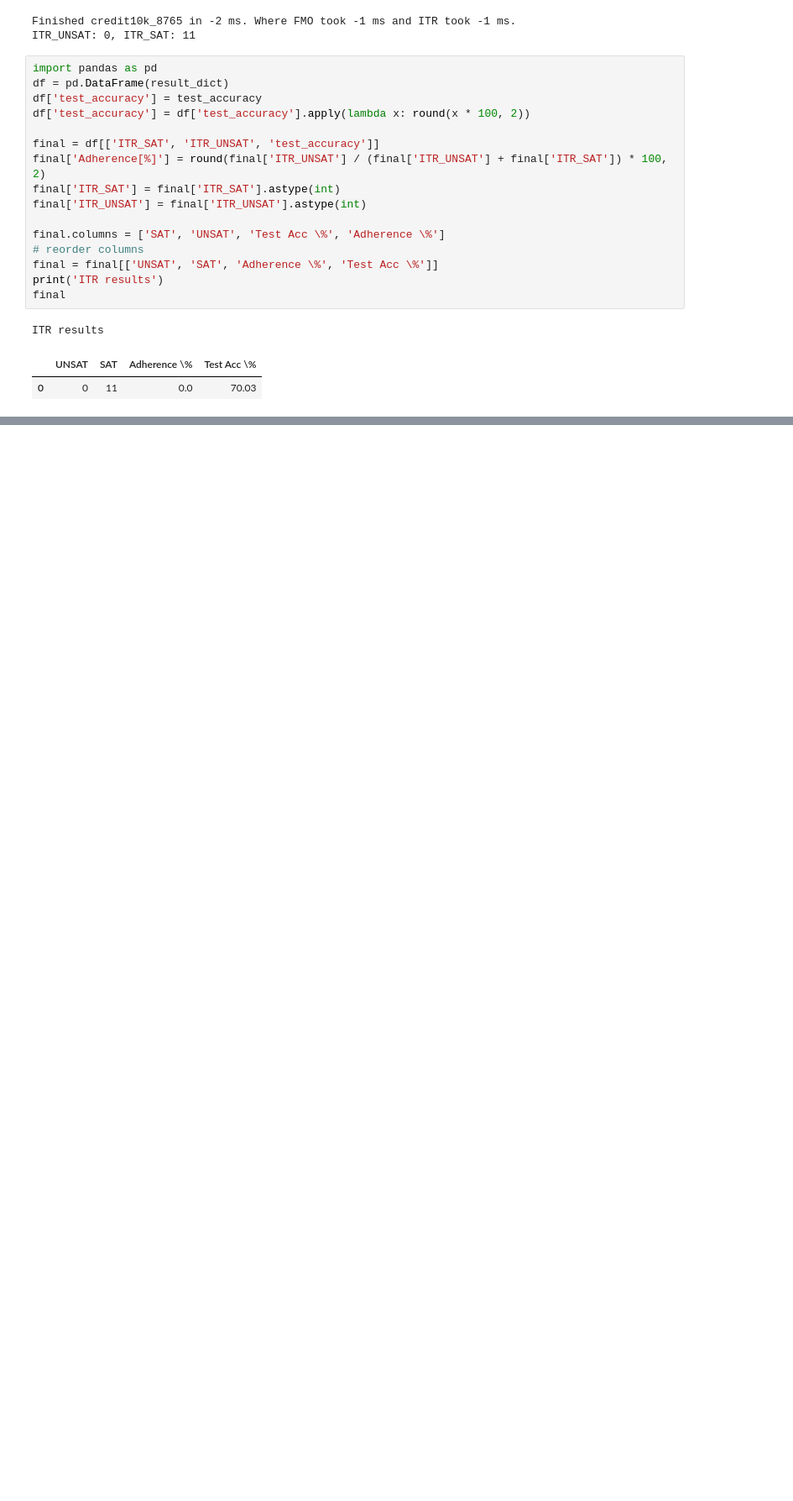
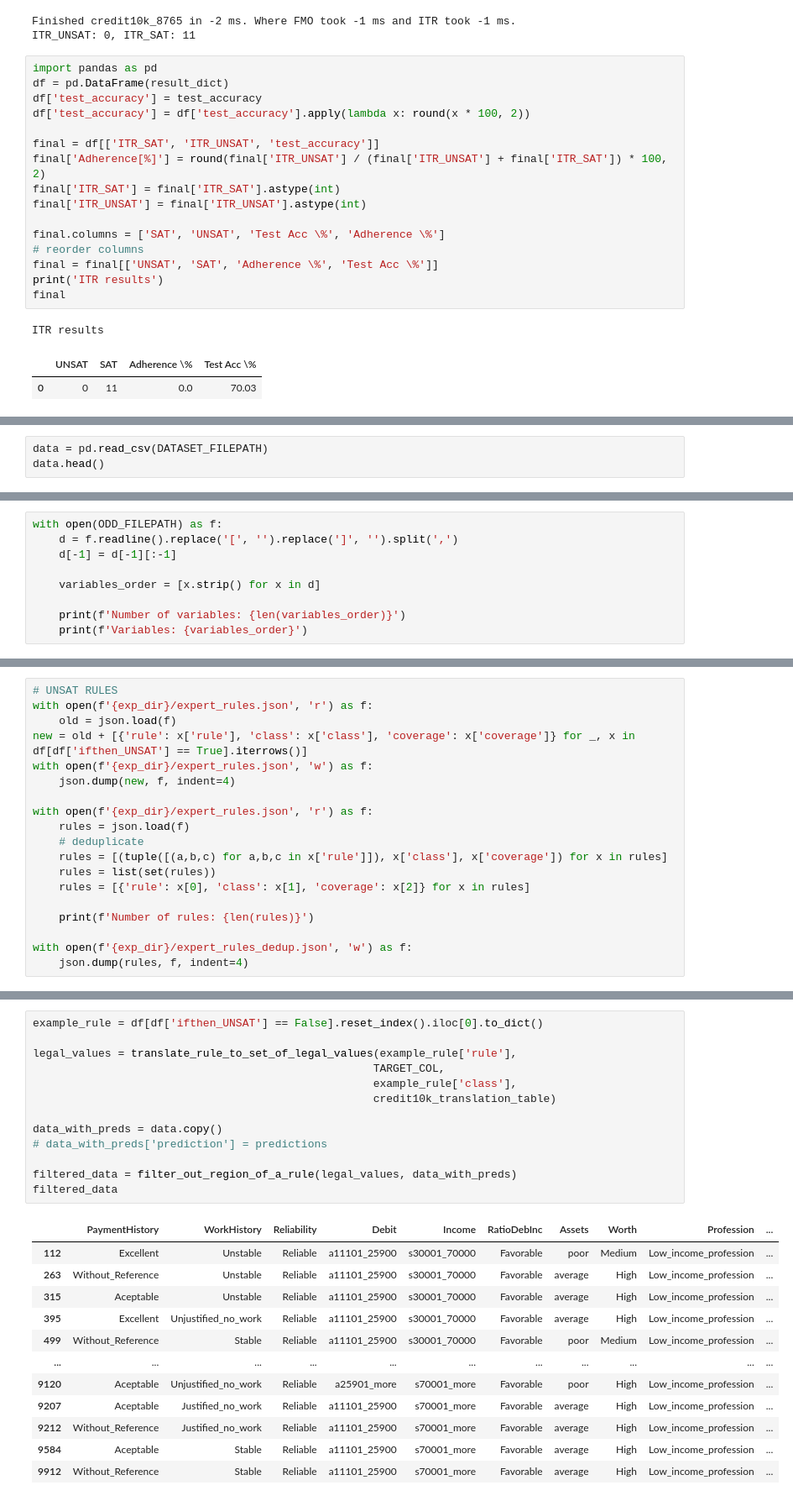
Before and after one commit to autonlab/bn-sat-verification, a Jupyter notebook: src/experiment2_spring.ipynb, the cells around one changed output, grey strips where cells are left out. Shown at 84% size. Cells and saved outputs as stored; diff of their text form; blank space fills up the shorter version.

```diff
--- a/src/experiment2_spring.ipynb
+++ b/src/experiment2_spring.ipynb
@@ -220,0 +252,3 @@ final.T.to_latex('experiments_spring/credit10k_results.tex',
+# %%
+data = pd.read_csv(DATASET_FILEPATH)
+data.head()
@@ -220,0 +318,9 @@ final.T.to_latex('experiments_spring/credit10k_results.tex',
+# %%
+with open(ODD_FILEPATH) as f:
+    d = f.readline().replace('[', '').replace(']', '').split(',')
+    d[-1] = d[-1][:-1]
+
+    variables_order = [x.strip() for x in d]
+
+    print(f'Number of variables: {len(variables_order)}')
+    print(f'Variables: {variables_order}')
@@ -220,0 +419,19 @@ final.T.to_latex('experiments_spring/credit10k_results.tex',
+# %%
+# UNSAT RULES
+with open(f'{exp_dir}/expert_rules.json', 'r') as f:
+    old = json.load(f)
+new = old + [{'rule': x['rule'], 'class': x['class'], 'coverage': x['coverage']} for _, x in df[df['ifthen_UNSAT'] == True].iterrows()]
+with open(f'{exp_dir}/expert_rules.json', 'w') as f:
+    json.dump(new, f, indent=4)
+
+with open(f'{exp_dir}/expert_rules.json', 'r') as f:
+    rules = json.load(f)
+    # deduplicate
+    rules = [(tuple([(a,b,c) for a,b,c in x['rule']]), x['class'], x['coverage']) for x in rules]
+    rules = list(set(rules))
+    rules = [{'rule': x[0], 'class': x[1], 'coverage': x[2]} for x in rules]
+
+    print(f'Number of rules: {len(rules)}')
+
+with open(f'{exp_dir}/expert_rules_dedup.json', 'w') as f:
+    json.dump(rules, f, indent=4)
@@ -220,0 +677,26 @@ final.T.to_latex('experiments_spring/credit10k_results.tex',
+# %%
+example_rule = df[df['ifthen_UNSAT'] == False].reset_index().iloc[0].to_dict()
+
+legal_values = translate_rule_to_set_of_legal_values(example_rule['rule'],
+                                                    TARGET_COL,
+                                                    example_rule['class'],
+                                                    credit10k_translation_table)
+
+data_with_preds = data.copy()
+# data_with_preds['prediction'] = predictions
+
+filtered_data = filter_out_region_of_a_rule(legal_values, data_with_preds)
+filtered_data
+# %% [output]
+|  | PaymentHistory | WorkHistory | Reliability | Debit | Income | RatioDebInc | Assets | Worth | Profession | ... |
+| 112 | Excellent | Unstable | Reliable | a11101_25900 | s30001_70000 | Favorable | poor | Medium | Low_income_profession | ... |
+| 263 | Without_Reference | Unstable | Reliable | a11101_25900 | s30001_70000 | Favorable | average | High | Low_income_profession | ... |
+| 315 | Aceptable | Unstable | Reliable | a11101_25900 | s30001_70000 | Favorable | average | High | Low_income_profession | ... |
+| 395 | Excellent | Unjustified_no_work | Reliable | a11101_25900 | s30001_70000 | Favorable | average | High | Low_income_profession | ... |
+| 499 | Without_Reference | Stable | Reliable | a11101_25900 | s30001_70000 | Favorable | poor | Medium | Low_income_profession | ... |
+| ... | ... | ... | ... | ... | ... | ... | ... | ... | ... | ... |
+| 9120 | Aceptable | Unjustified_no_work | Reliable | a25901_more | s70001_more | Favorable | poor | High | Low_income_profession | ... |
+| 9207 | Aceptable | Justified_no_work | Reliable | a11101_25900 | s70001_more | Favorable | average | High | Low_income_profession | ... |
+| 9212 | Without_Reference | Justified_no_work | Reliable | a11101_25900 | s70001_more | Favorable | average | High | Low_income_profession | ... |
+| 9584 | Aceptable | Stable | Reliable | a11101_25900 | s70001_more | Favorable | average | High | Low_income_profession | ... |
+| 9912 | Without_Reference | Stable | Reliable | a11101_25900 | s70001_more | Favorable | average | High | Low_income_profession | ... |
```
Also changed, not shown: parts of 28 cells of this notebook, 4 other files.
